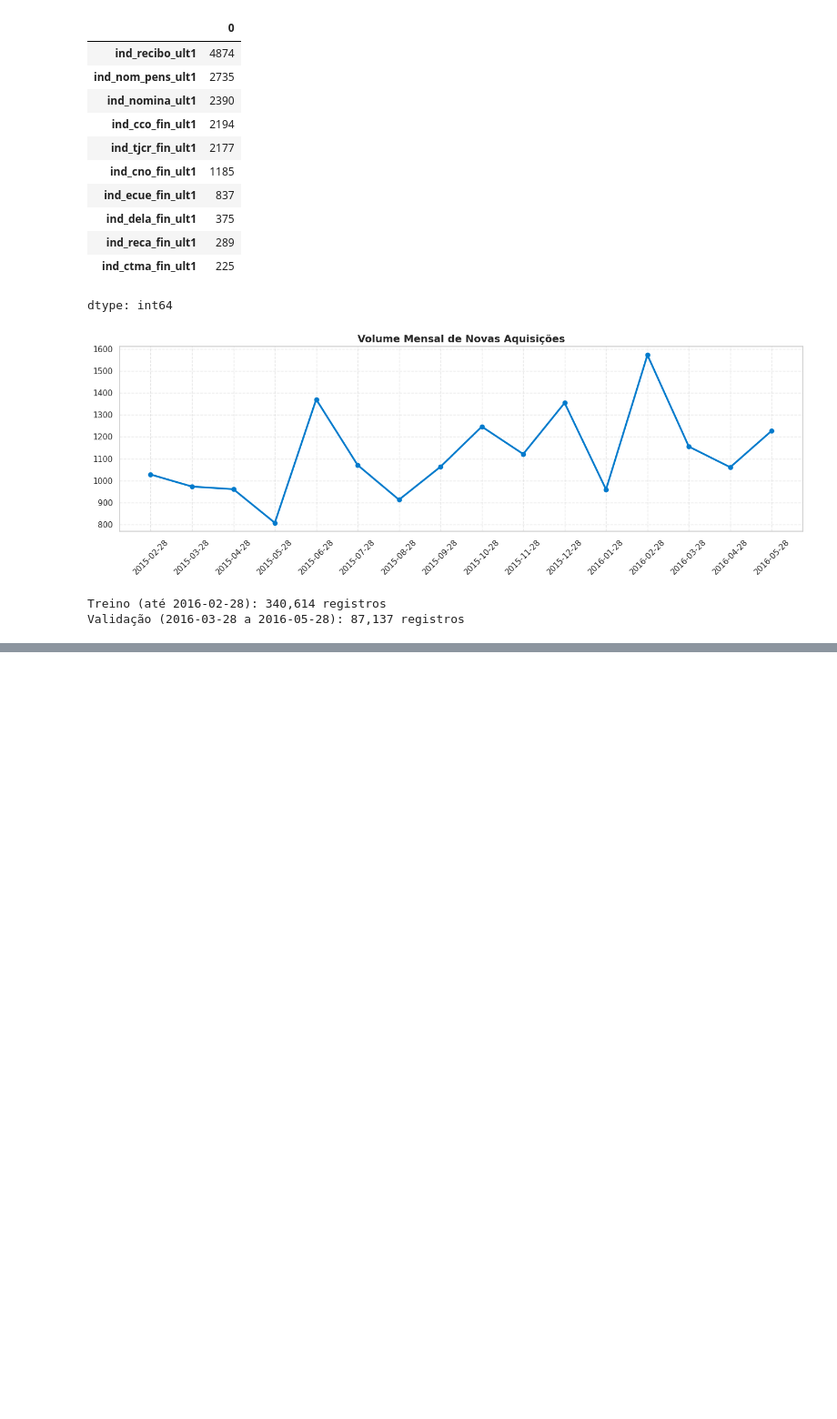
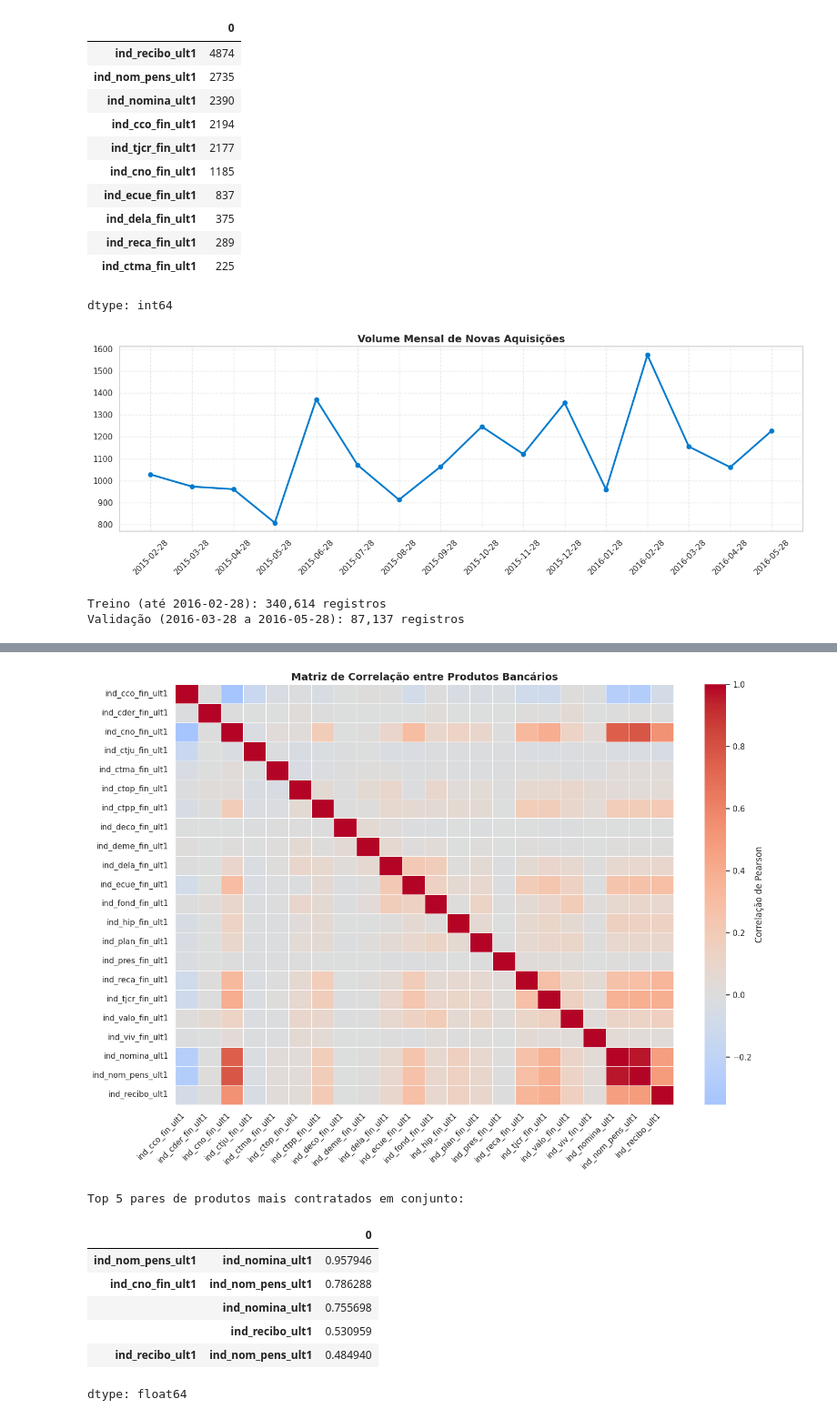
Before and after one commit to NayellySilva/Recomenda-o-de-Produtos, a Jupyter notebook: EDA_Santander_TDE01.ipynb, the cells around one changed output, grey strips where cells are left out. Shown at 91% size. Cells and saved outputs as stored; diff of their text form; code cells hidden in the pictures; blank space fills up the shorter version.

Commit message:
feat: matriz de correlacao multivariada e analise de cross-selling

```diff
--- a/EDA_Santander_TDE01.ipynb
+++ b/EDA_Santander_TDE01.ipynb
@@ -204,0 +409,40 @@ Validação (2016-03-28 a 2016-05-28): 87,137 registros
+# %%
+import matplotlib.pyplot as plt
+import seaborn as sns
+
+# Filtro de produtos ativos para evitar distorção na matriz (variância zero)
+produtos_ativos = [col for col in target_cols if df[col].sum() > 100]
+corr_produtos = df[produtos_ativos].corr()
+
+plt.figure(figsize=(14, 10))
+sns.heatmap(
+    corr_produtos,
+    cmap='coolwarm',
+    annot=False,
+    center=0,
+    linewidths=0.5,
+    cbar_kws={'label': 'Correlação de Pearson'}
+)
+plt.title('Matriz de Correlação entre Produtos Bancários', fontsize=14, fontweight='bold')
+plt.xticks(rotation=45, ha='right')
+plt.yticks(rotation=0)
+plt.tight_layout()
+plt.savefig('heatmap_produtos.png', dpi=300)
+plt.show()
+
+# Identificação dos pares com maior sinergia (cross-selling)
+corr_unstack = corr_produtos.unstack().sort_values(ascending=False)
+pares_relevantes = corr_unstack[corr_unstack < 1.0].drop_duplicates()
+
+print("Top 5 pares de produtos mais contratados em conjunto:")
+display(pares_relevantes.head(5))
+# %% [output]
+[figure, added]
+Top 5 pares de produtos mais contratados em conjunto:
+|  |  | 0 |
+| ind_nom_pens_ult1 | ind_nomina_ult1 | 0.957946 |
+| ind_cno_fin_ult1 | ind_nom_pens_ult1 | 0.786288 |
+|  | ind_nomina_ult1 | 0.755698 |
+|  | ind_recibo_ult1 | 0.530959 |
+| ind_recibo_ult1 | ind_nom_pens_ult1 | 0.484940 |
+dtype: float64
```
Also changed, not shown: parts of 4 cells of this notebook, 1 other file.
